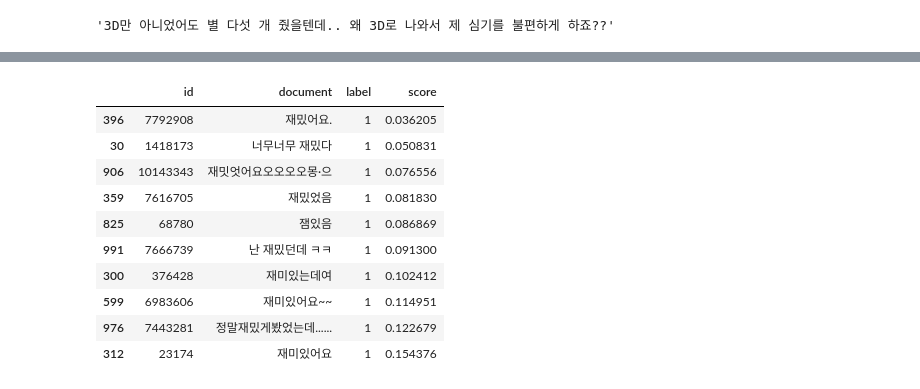
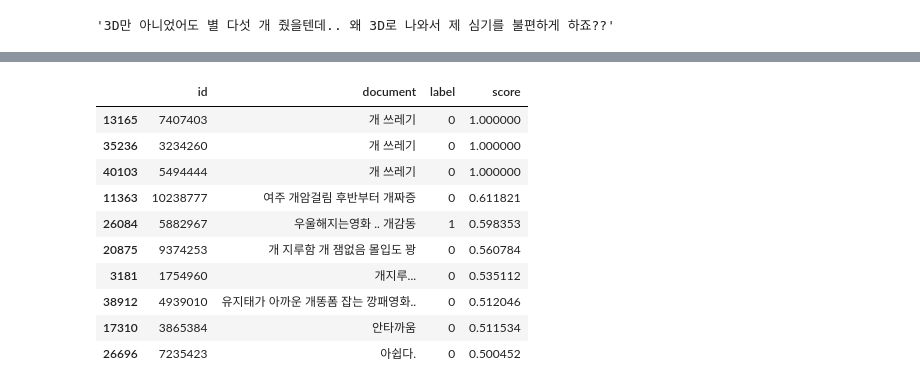
Before and after one commit to dolmani38/similarly, a Jupyter notebook: BERT_Sentence_similarity_0720.ipynb, the cells around one changed output, grey strips where cells are left out. Cells and saved outputs as stored; diff of their text form; code cells hidden in the pictures.

```diff
--- a/BERT_Sentence_similarity_0720.ipynb
+++ b/BERT_Sentence_similarity_0720.ipynb
@@ -117,7 +117,7 @@ corpus[4]
 # 50000개 전체 corpus를 embedding한다.
 
 start = timer()
-corpus_embeddings = embedder.encode(corpus[0:1000],show_progress_bar=True)
+corpus_embeddings = embedder.encode(corpus,show_progress_bar=True)
 end = timer()
 
 print("End... elapsed time : {}".format(timedelta(seconds=end-start)))
@@ -147,8 +147,8 @@ def searchSentence(queries,Threshold_score=0.60, Topn=0):
 # %%
 # Quary를 넣고 유사한 리뷰를 찾아 낸다.
 
-query = ['존나 재밌어']
-rank_count = 20
+query = ['개 쓰레기']
+rank_count = 10
 start = timer()
 idx = searchSentence(query, Topn=rank_count)
 end = timer()
@@ -208,7 +193,7 @@ import numpy as np
 dimension = len(corpus_embeddings[0])
 
 # Create a random binary hash
-rbp = RandomBinaryProjections('rbp', 10)
+rbp = RandomBinaryProjections('rbp', 4)
 
 # Create engine with pipeline configuration
 engine = Engine(dimension, lshashes=[rbp],distance=CosineDistance())
@@ -217,7 +202,7 @@ for index in range(len(corpus_embeddings)):
     engine.store_vector(corpus_embeddings[index],index)
 # %%
 
-query = ['존나 재밌어']
+query = ['개 쓰레기']
 query_embeddings = embedder.encode(query)
 # Get nearest neighbours
 start = timer()
@@ -227,6 +212,6 @@ print("End... elapsed time : {}".format(timedelta(seconds=end-start)))
 pN = np.asarray(N)
 pN.shape
 
-ds.loc[list(pN[:,1]),'score'] = list(pN[:,2])
+ds.loc[list(pN[:,1]),'score'] = list(1-pN[:,2])
 ds.loc[list(pN[:,1])]
 # %% [output]
@@ -234,11 +219,11 @@ End... elapsed time : 0:00:00.000665
 |  | id | document | label | score |
-| 396 | 7792908 | 재밌어요. | 1 | 0.036205 |
-| 30 | 1418173 | 너무너무 재밌다 | 1 | 0.050831 |
-| 906 | 10143343 | 재밋엇어요오오오오몽·으 | 1 | 0.076556 |
-| 359 | 7616705 | 재밌었음 | 1 | 0.081830 |
-| 825 | 68780 | 잼있음 | 1 | 0.086869 |
-| 991 | 7666739 | 난 재밌던데 ㅋㅋ | 1 | 0.091300 |
-| 300 | 376428 | 재미있는데여 | 1 | 0.102412 |
-| 599 | 6983606 | 재미있어요~~ | 1 | 0.114951 |
-| 976 | 7443281 | 정말재밌게봤었는데...... | 1 | 0.122679 |
-| 312 | 23174 | 재미있어요 | 1 | 0.154376 |
+| 13165 | 7407403 | 개 쓰레기 | 0 | 1.000000 |
+| 35236 | 3234260 | 개 쓰레기 | 0 | 1.000000 |
+| 40103 | 5494444 | 개 쓰레기 | 0 | 1.000000 |
+| 11363 | 10238777 | 여주 개암걸림 후반부터 개짜증 | 0 | 0.611821 |
+| 26084 | 5882967 | 우울해지는영화 .. 개감동 | 1 | 0.598353 |
+| 20875 | 9374253 | 개 지루함 개 잼없음 몰입도 꽝 | 0 | 0.560784 |
+| 3181 | 1754960 | 개지루... | 0 | 0.535112 |
+| 38912 | 4939010 | 유지태가 아까운 개똥폼 잡는 깡패영화.. | 0 | 0.512046 |
+| 17310 | 3865384 | 안타까움 | 0 | 0.511534 |
+| 26696 | 7235423 | 아쉽다. | 0 | 0.500452 |
```
Also changed, not shown: parts of 8 cells of this notebook.
